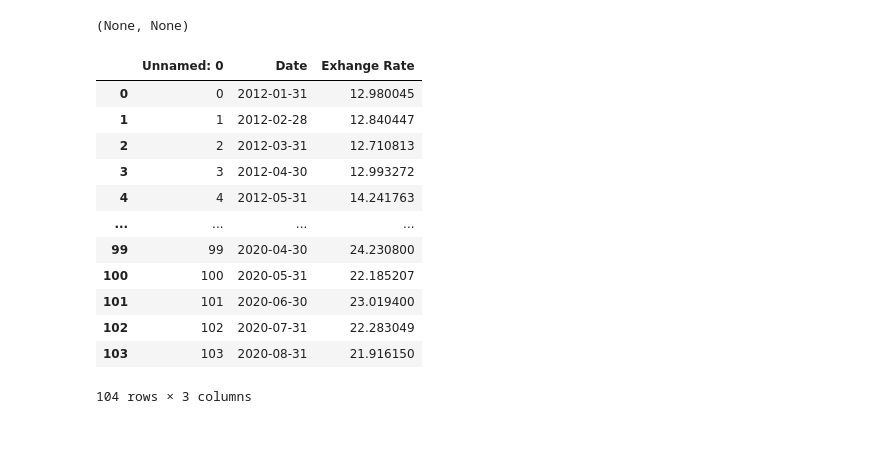
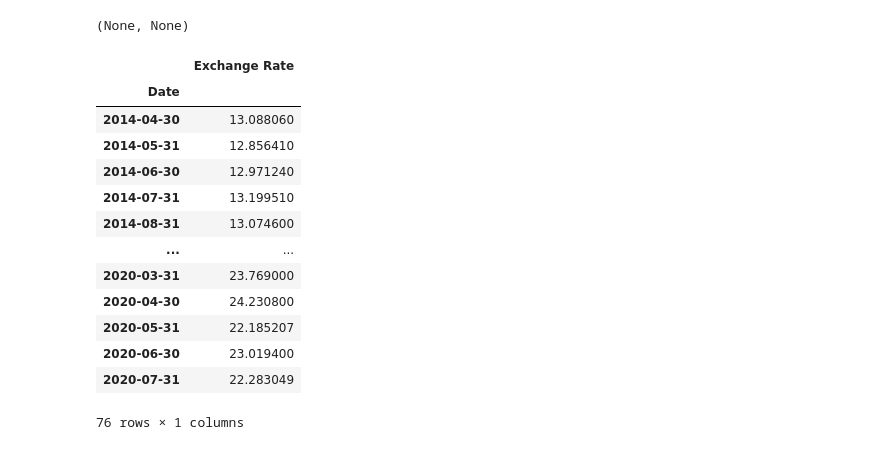
Before and after one commit to SergioGL8/P1---Digging-deep-in-past-due-patterns-, a Jupyter notebook: explore_visual.ipynb, the cells around one changed output. Drawn from its saved outputs; the diff is of its cells as text; code cells hidden in the pictures.

```diff
--- a/explore_visual.ipynb
+++ b/explore_visual.ipynb
@@ -161,24 +161,31 @@ year_overview(2019)
 1558  317746                   73.32   VENEZUELA
 1559    R-82                   35.73   VENEZUELA
 (None, None)
-# %%
-path1 = "datasets/output/exchange_rates.csv"
-exchange_rates_df = pd.read_csv(path1)
-exchange_rates_df
-# %% [output]
-|  | Unnamed: 0 | Date | Exhange Rate |
-| 0 | 0 | 2012-01-31 | 12.980045 |
-| 1 | 1 | 2012-02-28 | 12.840447 |
-| 2 | 2 | 2012-03-31 | 12.710813 |
-| 3 | 3 | 2012-04-30 | 12.993272 |
-| 4 | 4 | 2012-05-31 | 14.241763 |
-| ... | ... | ... | ... |
-| 99 | 99 | 2020-04-30 | 24.230800 |
-| 100 | 100 | 2020-05-31 | 22.185207 |
-| 101 | 101 | 2020-06-30 | 23.019400 |
-| 102 | 102 | 2020-07-31 | 22.283049 |
-| 103 | 103 | 2020-08-31 | 21.916150 |
-104 rows × 3 columns
+# %%
+path1 = "datasets/output/exchange_rates.csv"
+exchange_rates_df = pd.read_csv(path1)
+exchange_rates_df = exchange_rates_df[['Date', 'Exhange Rate']]
+exchange_rates_df = exchange_rates_df.loc[(exchange_rates_df['Date'] >= '2014-04-01') & (exchange_rates_df['Date'] <= '2020-08-01')]
+exchange_rates_df.rename(columns={'Date': 'Date', 'Exhange Rate': 'Exchange Rate'}, inplace=True)
+
+exchange_rates_df = exchange_rates_df.set_index('Date')
+
+exchange_rates_df
+# %% [output]
+|  | Exchange Rate |
+| Date |  |
+| 2014-04-30 | 13.088060 |
+| 2014-05-31 | 12.856410 |
+| 2014-06-30 | 12.971240 |
+| 2014-07-31 | 13.199510 |
+| 2014-08-31 | 13.074600 |
+| ... | ... |
+| 2020-03-31 | 23.769000 |
+| 2020-04-30 | 24.230800 |
+| 2020-05-31 | 22.185207 |
+| 2020-06-30 | 23.019400 |
+| 2020-07-31 | 22.283049 |
+76 rows × 1 columns
 # %%
 new_extended_dataset_df = extended_dataset_df.groupby(['DATE'])
 #print(new_extended_dataset_df)
```
Also changed, not shown: parts of 3 cells of this notebook, 3 other files.
